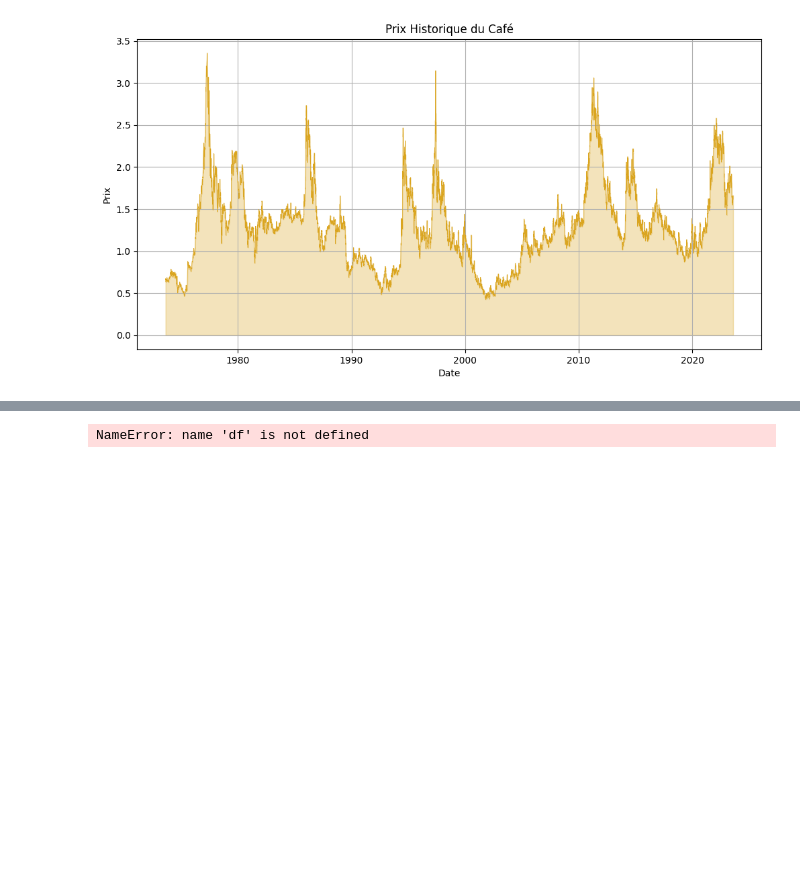
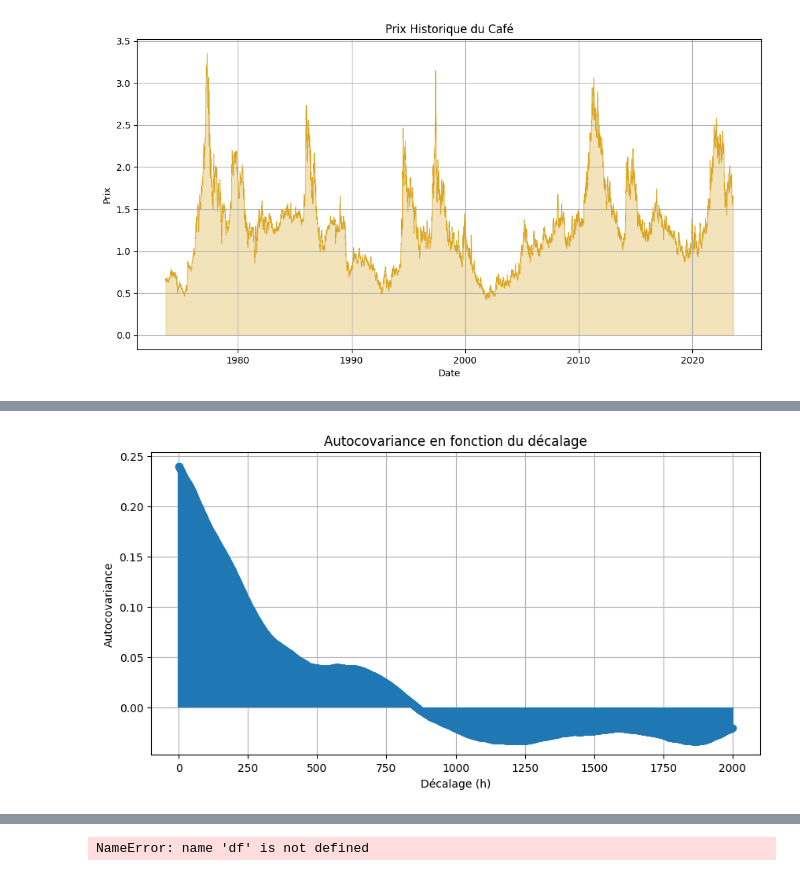
Before and after one commit to ThomasAPRichard/M1_DS, a Jupyter notebook: Série-Temporelle/Coffe_time_series_forecasting/Projet_ST_Thomas_Hichem.ipynb, the cells around one changed output, grey strips where cells are left out. Cells and saved outputs as stored; diff of their text form; code cells hidden in the pictures; blank space fills up the shorter version.

```diff
--- a/Série-Temporelle/Coffe_time_series_forecasting/Projet_ST_Thomas_Hichem.ipynb
+++ b/Série-Temporelle/Coffe_time_series_forecasting/Projet_ST_Thomas_Hichem.ipynb
@@ -257,0 +134,20 @@ Voici un exemple qui illustre le “flow” complet (en supposant qu’une seule
+# %%
+h = 2000
+
+# Calcul de l'autocorrélation pour différents décalages (lags)
+autocorr_values = acf(data['value'], nlags=h)
+
+# Calcul de l'autocovariance
+variance = np.var(data['value'], ddof=0)  # Variance de la série
+autocov_values = autocorr_values * variance  # Autocovariance = Autocorrélation * Variance
+
+# Tracer l'autocovariance
+plt.figure(figsize=(10, 5))
+plt.stem(range(h+1), autocov_values, basefmt=" ")
+plt.xlabel('Décalage (h)')
+plt.ylabel('Autocovariance')
+plt.title('Autocovariance en fonction du décalage')
+plt.grid(True)
+plt.show()
+# %% [output]
+[figure, added]
```
Also changed, not shown: parts of 74 cells of this notebook.
